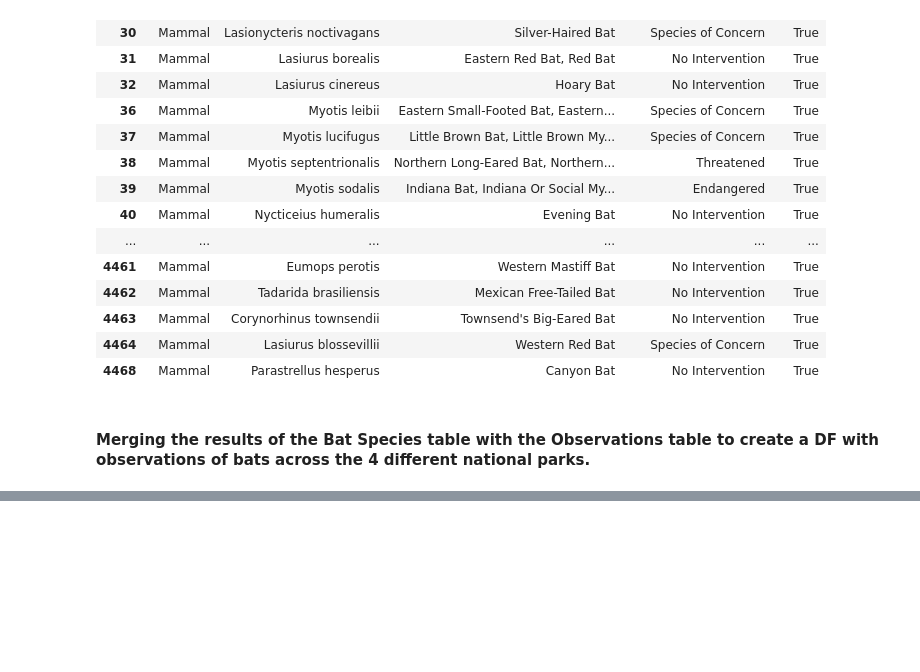
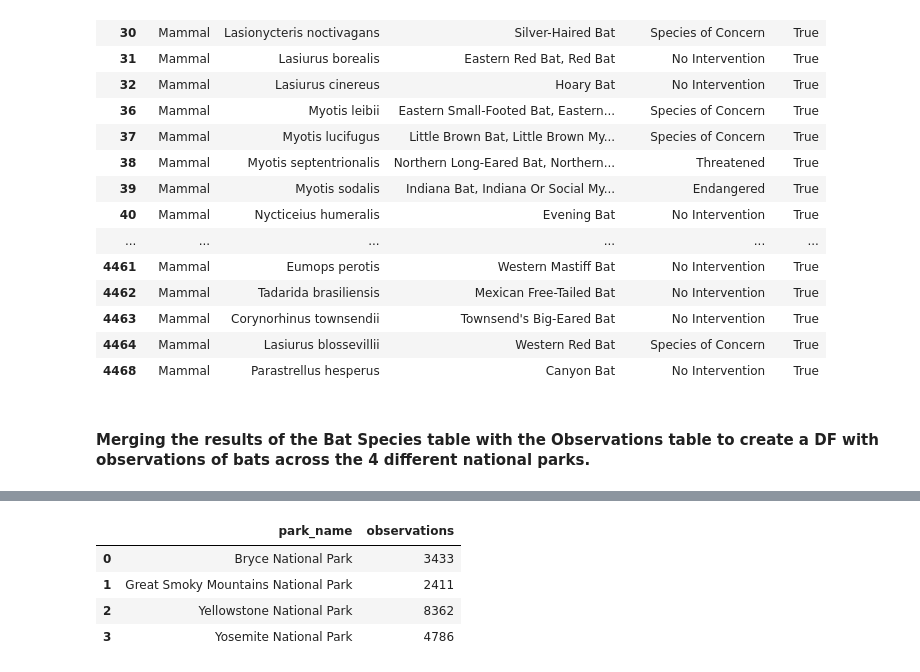
Before and after one commit to christinabeckaskenaizer/Park_Biodiversity, a Jupyter notebook: biodiversity.ipynb, the cells around one changed output, grey strips where cells are left out. Cells and saved outputs as stored; diff of their text form; code cells hidden in the pictures; blank space fills up the shorter version.

```diff
--- a/biodiversity.ipynb
+++ b/biodiversity.ipynb
@@ -315,0 +333,8 @@ species_info_df[species_info_df.is_bat]
+# %%
+bat_observations.groupby('park_name').observations.sum().reset_index()
+# %% [output]
+|  | park_name | observations |
+| 0 | Bryce National Park | 3433 |
+| 1 | Great Smoky Mountains National Park | 2411 |
+| 2 | Yellowstone National Park | 8362 |
+| 3 | Yosemite National Park | 4786 |
```
Also changed, not shown: parts of 5 cells of this notebook.
